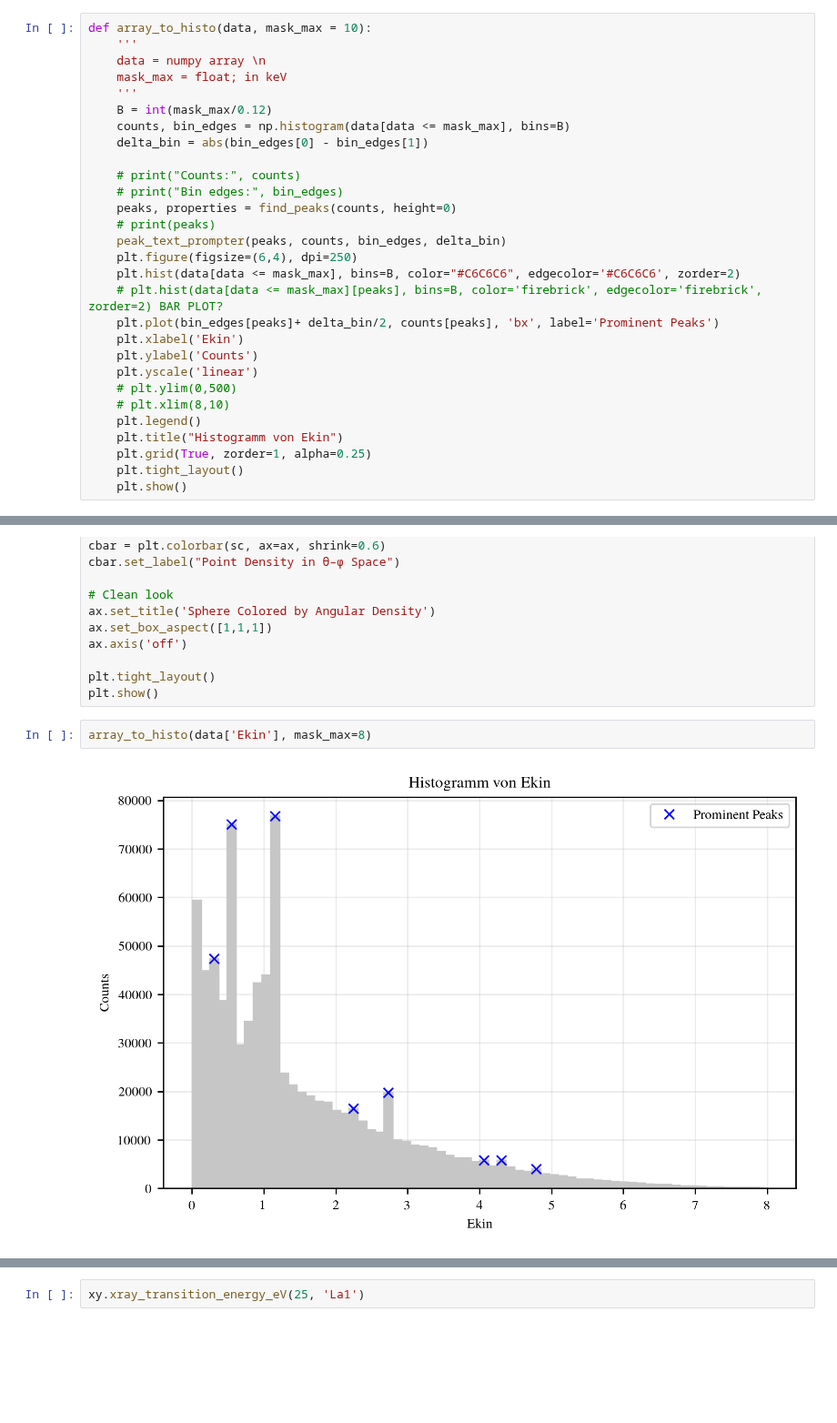
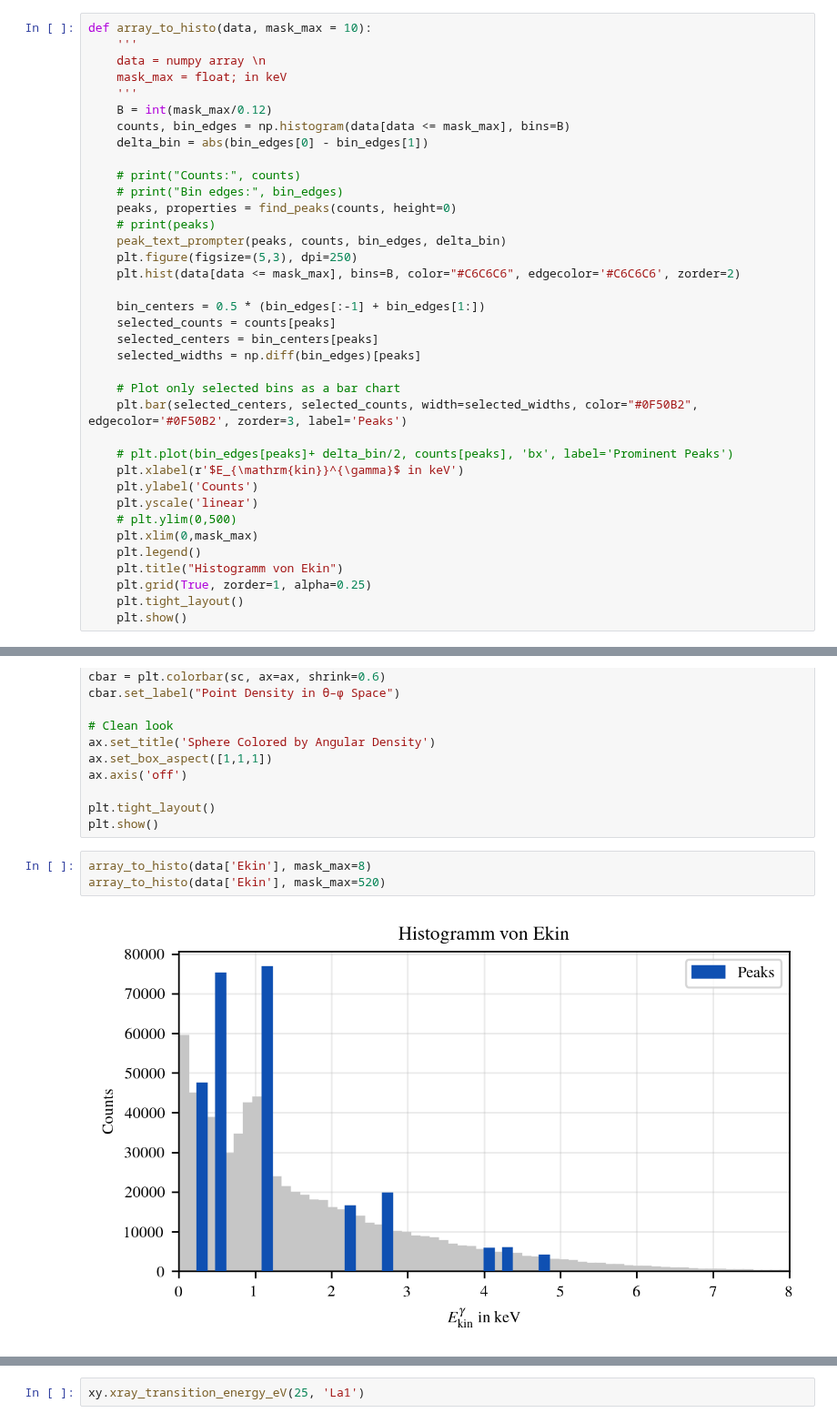
Before and after one commit to SirPhoenix007/IBA-Bonn, a Jupyter notebook: 1_RootToPythonConverter/spectra.ipynb, the cells around one changed output, grey strips where cells are left out. Shown at 91% size. Drawn from its saved outputs; the diff is of its cells as text; blank space fills up the shorter version.

```diff
--- a/1_RootToPythonConverter/spectra.ipynb
+++ b/1_RootToPythonConverter/spectra.ipynb
@@ -84,15 +84,23 @@ def array_to_histo(data, mask_max = 10):
     peaks, properties = find_peaks(counts, height=0)
     # print(peaks)
     peak_text_prompter(peaks, counts, bin_edges, delta_bin)
-    plt.figure(figsize=(6,4), dpi=250)
+    plt.figure(figsize=(5,3), dpi=250)
     plt.hist(data[data <= mask_max], bins=B, color="#C6C6C6", edgecolor='#C6C6C6', zorder=2)
-    # plt.hist(data[data <= mask_max][peaks], bins=B, color='firebrick', edgecolor='firebrick', zorder=2) BAR PLOT?
-    plt.plot(bin_edges[peaks]+ delta_bin/2, counts[peaks], 'bx', label='Prominent Peaks')
-    plt.xlabel('Ekin')
+
+    bin_centers = 0.5 * (bin_edges[:-1] + bin_edges[1:])
+    selected_counts = counts[peaks]
+    selected_centers = bin_centers[peaks]
+    selected_widths = np.diff(bin_edges)[peaks]
+
+    # Plot only selected bins as a bar chart
+    plt.bar(selected_centers, selected_counts, width=selected_widths, color="#0F50B2", edgecolor='#0F50B2', zorder=3, label='Peaks')
+
+    # plt.plot(bin_edges[peaks]+ delta_bin/2, counts[peaks], 'bx', label='Prominent Peaks')
+    plt.xlabel(r'$E_{\mathrm{kin}}^{\gamma}$ in keV')
     plt.ylabel('Counts')
     plt.yscale('linear')
     # plt.ylim(0,500)
-    # plt.xlim(8,10)
+    plt.xlim(0,mask_max)
     plt.legend()
     plt.title("Histogramm von Ekin")
     plt.grid(True, zorder=1, alpha=0.25)
@@ -199,5 +181,6 @@ plt.tight_layout()
 plt.show()
 # %%
 array_to_histo(data['Ekin'], mask_max=8)
+array_to_histo(data['Ekin'], mask_max=520)
 # %% [output]
-[figure, old version]
+[figure, new version]
```
Also changed, not shown: parts of 3 cells of this notebook.
